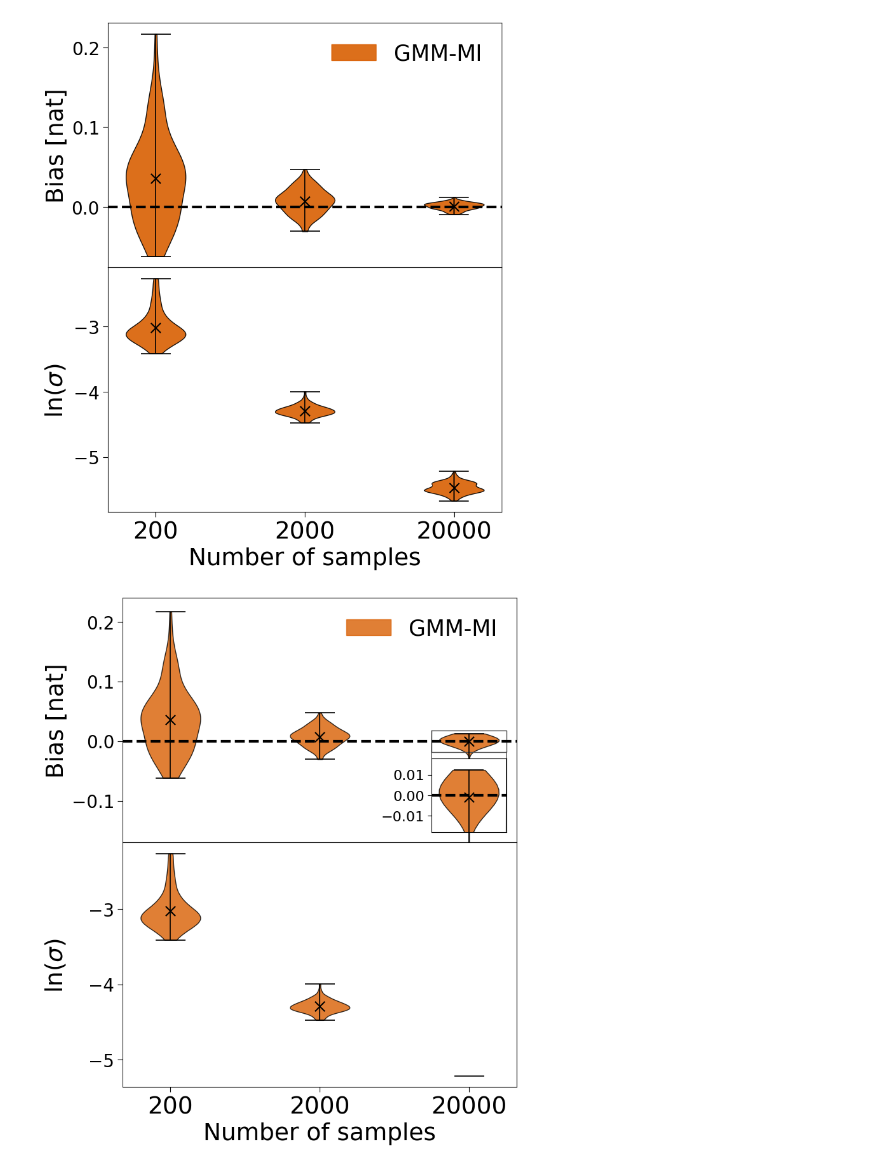
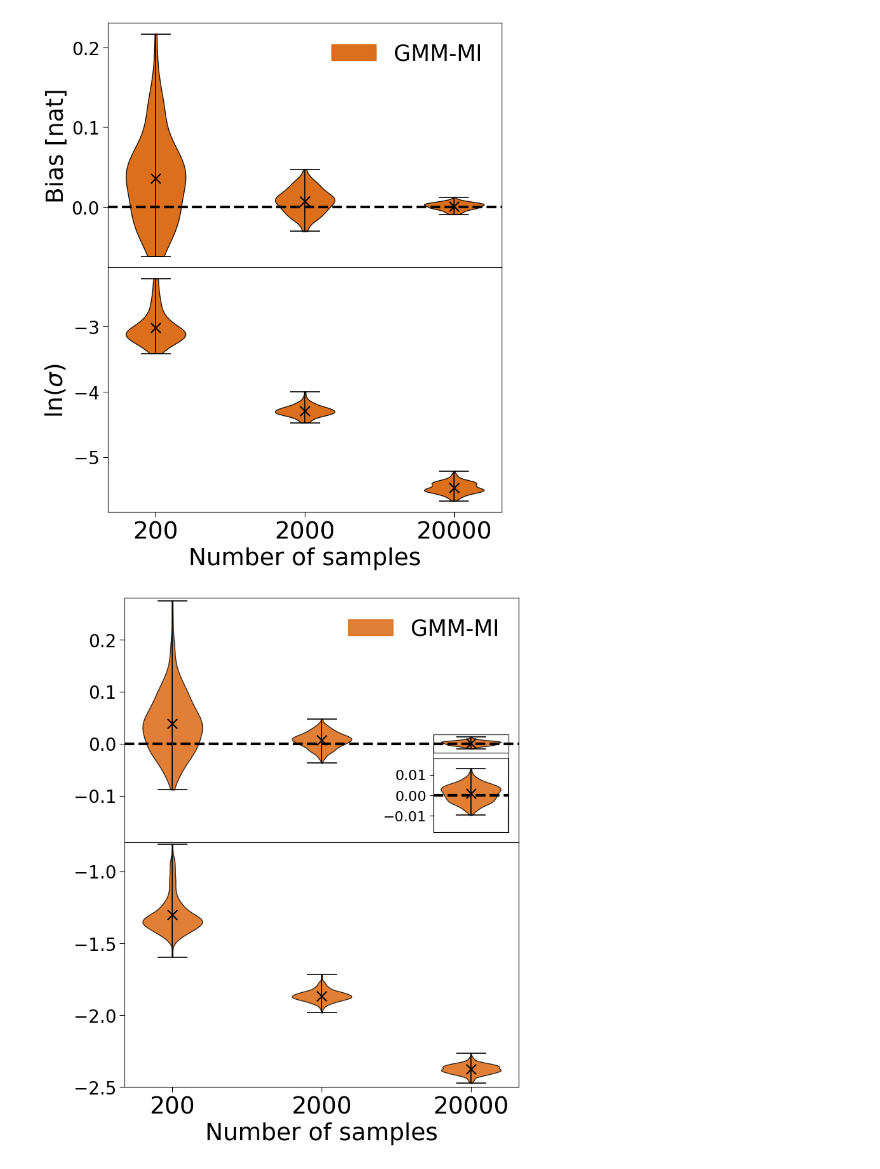
Before and after one commit to dpiras/GMM-MI, a Jupyter notebook: notebooks/invariance_bias/3_transformation_invariance_cube.ipynb, the cells around one changed output. Cells and saved outputs as stored; diff of their text form; code cells hidden in the pictures.

Commit message:
Updated cubic results

```diff
--- a/notebooks/invariance_bias/3_transformation_invariance_cube.ipynb
+++ b/notebooks/invariance_bias/3_transformation_invariance_cube.ipynb
@@ -154,6 +154,7 @@ fig.savefig(f'./figures/{transformation}_transformation.pdf', bbox_inches='tight
 # %% [output]
 [figure]
 # %%
+label_color = 'white' # change to 'white' to reproduce paper plot, or 'black'
 labels = []
 def add_label(violin, label):
     color = violin["bodies"][0].get_facecolor().flatten()
@@ -163,13 +164,13 @@ from mpl_toolkits.axes_grid1.inset_locator import inset_axes, mark_inset
 
 
 analytic = calculate_MI_D1_analytical(covariances[0])
-y_values = np.zeros((len(N_values), 105))
-std_values = np.zeros((len(N_values), 105))
+y_values = np.zeros((len(N_values), 420))
+std_values = np.zeros((len(N_values), 420))
 
 for i, N in enumerate(N_values):
-    MI_file = np.load(f'./results/MI_{transformation}_500_{N}.npy')[:105]
+    MI_file = np.load(f'./results/MI_{transformation}_500_{N}.npy')[:420]
     y_values[i] = MI_file[:, 0]-analytic
-    std_values[i] = np.log(MI_file[:, 1])
+    std_values[i] = np.log10(MI_file[:, 1])
 
 alpha=1
 fontsize=27
@@ -193,7 +194,7 @@ xy = np.array(xy)
 ax1.scatter(xy[:,0], xy[:,1], s=121, c="black", marker="x", zorder=3)
 # make lines invisible
 parts['cmeans'].set_visible(False)
-ax1.set_ylim((-0.17, 0.24))
+ax1.set_ylim((-0.19, 0.28))
 
 
 axins = inset_axes(ax1, width="19%", height="30%", borderpad=1.2, loc=4)
@@ -222,33 +223,34 @@ axins.set_xlim((2.75, 3.25))
 mark_inset(ax1, axins, loc1=2, loc2=4, fc="none", ec="0.3")
 axins.set_facecolor('white')
 
 parts = ax2.violinplot(std_values.T, showmeans=True, widths=widths)
 for pc in parts['bodies']:
     pc.set_facecolor(color)
     pc.set_edgecolor('black')
     pc.set_alpha(0.8)
 for partname in ('cbars','cmins','cmaxes','cmeans'):
     vp = parts[partname]
     vp.set_edgecolor('black')
     vp.set_linewidth(1.2)
 xy = [[l.vertices[:,0].mean(),l.vertices[0,1]] for l in parts['cmeans'].get_paths()]
 xy = np.array(xy)
 ax2.scatter(xy[:,0], xy[:,1], s=121, c="black", marker="x", zorder=3)
 # make lines invisible
 parts['cmeans'].set_visible(False)
+ax2.set_ylim((-2.5, -0.8))
 
 
 ax1.tick_params(axis='both', which='major', labelsize=20, size=6)
 ax2.tick_params(axis='both', which='major', labelsize=20, size=6)
 ax2.set_xlabel('Number of samples', fontsize=fontsize)
-ax1.set_ylabel('Bias [nat]', fontsize=fontsize)
-ax2.set_ylabel('$\ln(\sigma)$', fontsize=fontsize)
+ax1.set_ylabel('Bias [nat]', fontsize=fontsize, color=label_color)
+ax2.set_ylabel('$\log_{10}(\sigma)$', fontsize=fontsize, color=label_color)
 fig.subplots_adjust(wspace=0, hspace=0)
 ax1.legend(*zip(*labels), loc='upper right', frameon=False, fontsize=25)
 ax2.set_xticks(np.arange(1, 4))
 ax2.set_xticklabels(N_values, fontsize=fontsize)
 
 fig.align_ylabels()
 fig.savefig(f'./figures/{transformation}_transformation.pdf', bbox_inches='tight');
 # %% [output]
-[figure, old version]
+[figure, new version]
```
Also changed, not shown: parts of 1 cell of this notebook, 7 other files.
